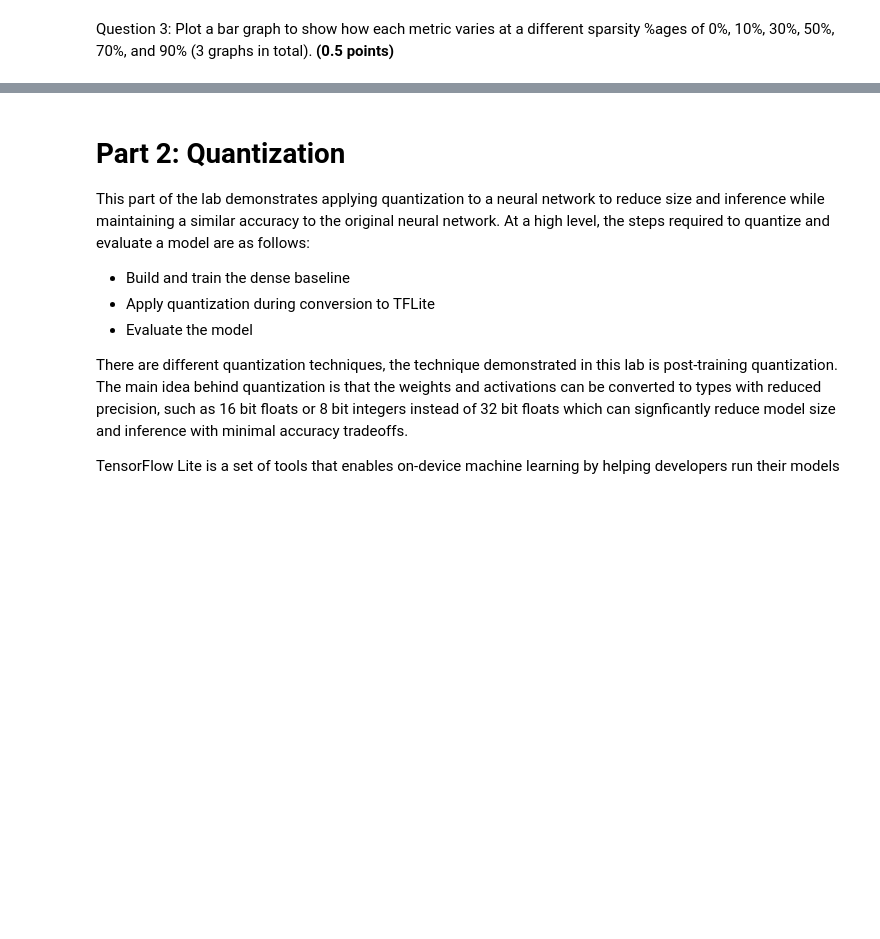
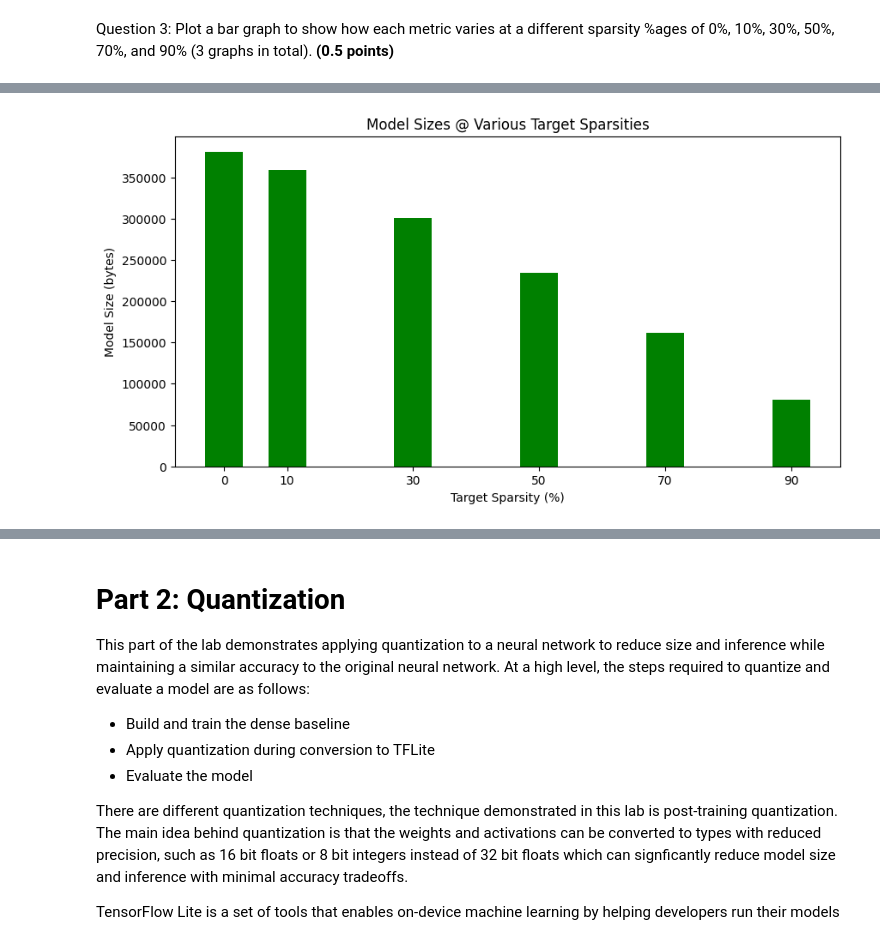
Before and after one commit to ENELEngineering/ENDG511, a Jupyter notebook: ENDG511_LAB_2_2024.ipynb, the cells around one changed output, grey strips where cells are left out. Drawn from its saved outputs; the diff is of its cells as text; code cells hidden in the pictures; blank space fills up the shorter version.

```diff
--- a/ENDG511_LAB_2_2024.ipynb
+++ b/ENDG511_LAB_2_2024.ipynb
@@ -463,0 +564,14 @@ Question 3: Plot a bar graph to show how each metric varies at a different spars
+# %%
+"""Model Size"""
+sparsitys = [sparsity*100 for sparsity in target_sparsities]
+fig = plt.figure(figsize = (10, 5))
+
+# creating the bar plot
+plt.bar(sparsitys, model_sizes, color ='green', width = 6.0)
+plt.xlabel("Target Sparsity (%)")
+plt.ylabel("Model Size (bytes)")
+plt.xticks(sparsitys)
+plt.title("Model Sizes @ Various Target Sparsities")
+plt.show()
+# %% [output]
+[figure, added]
```
Also changed, not shown: parts of 10 cells of this notebook.
